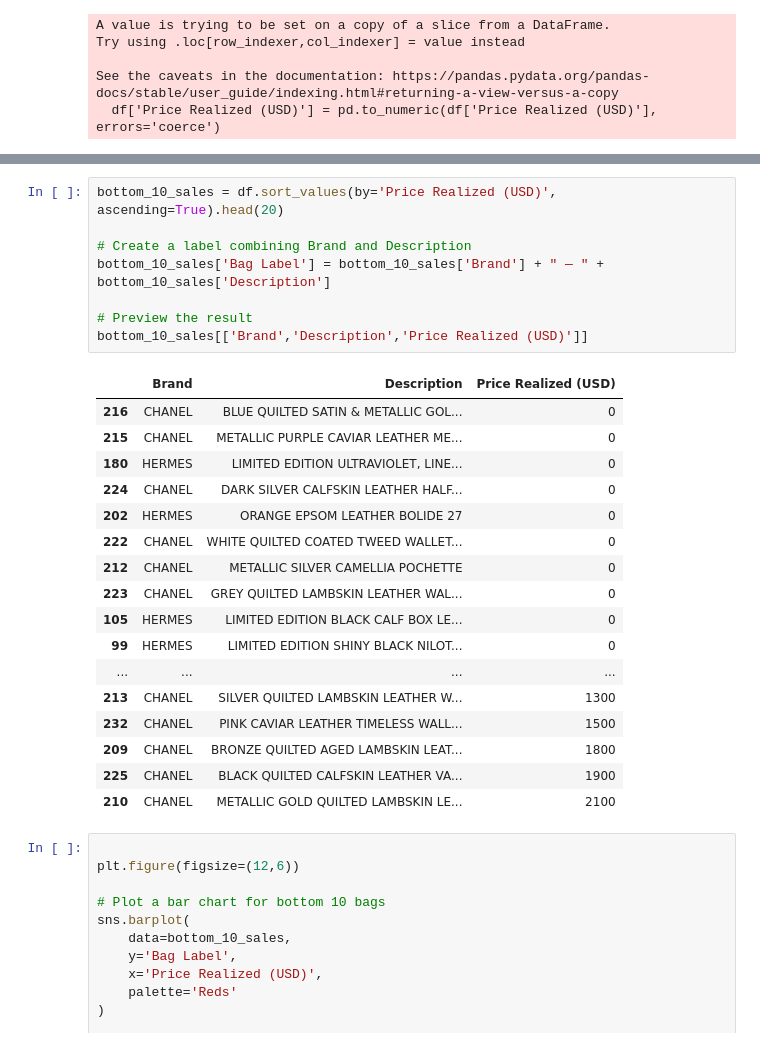
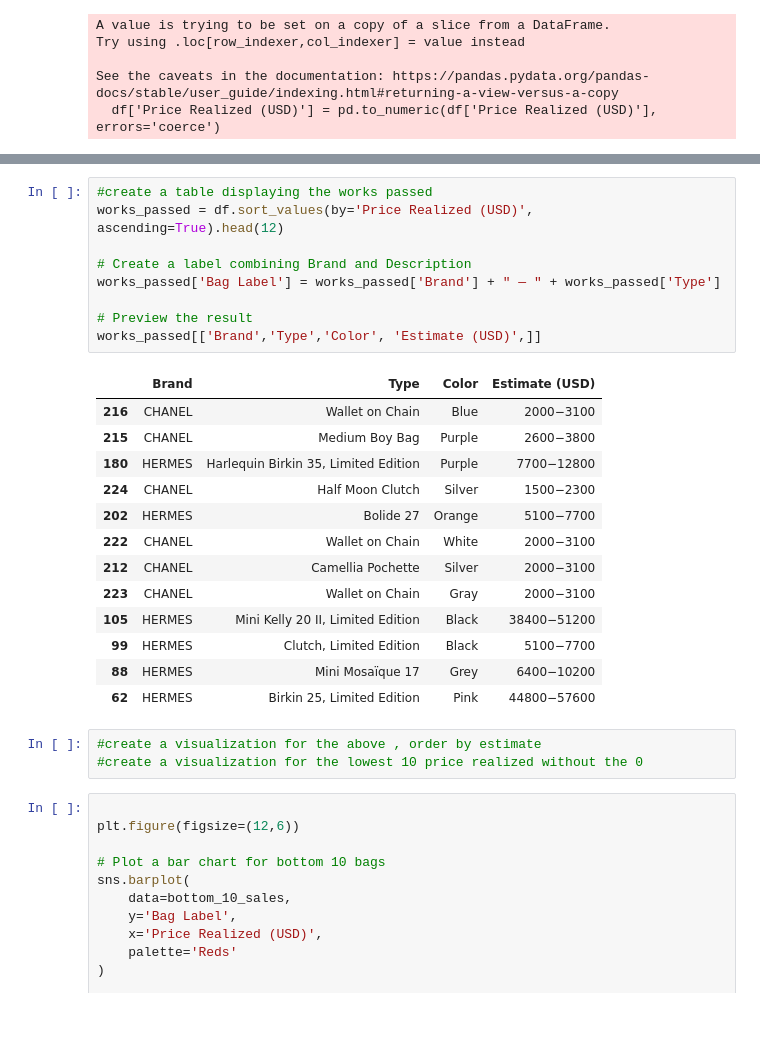
Before and after one commit to PatriciaDaher/Project3-Luxurybags, a Jupyter notebook: LuxuryBags.ipynb, the cells around one changed output, grey strips where cells are left out. Saved outputs shown, nothing was run; the diff lists cells and outputs as text; blank space fills up the shorter version.

Commit message:
added tables to databases and transformed graphs to be extracted from the database

```diff
--- a/LuxuryBags.ipynb
+++ b/LuxuryBags.ipynb
@@ -471,31 +567,31 @@ Passing `palette` without assigning `hue` is deprecated and will be removed in v
   sns.barplot(
 [figure]
 # %%
-bottom_10_sales = df.sort_values(by='Price Realized (USD)', ascending=True).head(20)
+#create a table displaying the works passed
+works_passed = df.sort_values(by='Price Realized (USD)', ascending=True).head(12)
 
 # Create a label combining Brand and Description
-bottom_10_sales['Bag Label'] = bottom_10_sales['Brand'] + " — " + bottom_10_sales['Description']
+works_passed['Bag Label'] = works_passed['Brand'] + " — " + works_passed['Type']
 
 # Preview the result
-bottom_10_sales[['Brand','Description','Price Realized (USD)']]
+works_passed[['Brand','Type','Color', 'Estimate (USD)',]]
 # %% [output]
-|  | Brand | Description | Price Realized (USD) |
-| 216 | CHANEL | BLUE QUILTED SATIN & METALLIC GOL... | 0 |
-| 215 | CHANEL | METALLIC PURPLE CAVIAR LEATHER ME... | 0 |
-| 180 | HERMES | LIMITED EDITION ULTRAVIOLET, LINE... | 0 |
-| 224 | CHANEL | DARK SILVER CALFSKIN LEATHER HALF... | 0 |
-| 202 | HERMES | ORANGE EPSOM LEATHER BOLIDE 27 | 0 |
-| 222 | CHANEL | WHITE QUILTED COATED TWEED WALLET... | 0 |
-| 212 | CHANEL | METALLIC SILVER CAMELLIA POCHETTE | 0 |
-| 223 | CHANEL | GREY QUILTED LAMBSKIN LEATHER WAL... | 0 |
-| 105 | HERMES | LIMITED EDITION BLACK CALF BOX LE... | 0 |
-| 99 | HERMES | LIMITED EDITION SHINY BLACK NILOT... | 0 |
-| ... | ... | ... | ... |
-| 213 | CHANEL | SILVER QUILTED LAMBSKIN LEATHER W... | 1300 |
-| 232 | CHANEL | PINK CAVIAR LEATHER TIMELESS WALL... | 1500 |
-| 209 | CHANEL | BRONZE QUILTED AGED LAMBSKIN LEAT... | 1800 |
-| 225 | CHANEL | BLACK QUILTED CALFSKIN LEATHER VA... | 1900 |
-| 210 | CHANEL | METALLIC GOLD QUILTED LAMBSKIN LE... | 2100 |
+|  | Brand | Type | Color | Estimate (USD) |
+| 216 | CHANEL | Wallet on Chain | Blue | 2000−3100 |
+| 215 | CHANEL | Medium Boy Bag | Purple | 2600−3800 |
+| 180 | HERMES | Harlequin Birkin 35, Limited Edition | Purple | 7700−12800 |
+| 224 | CHANEL | Half Moon Clutch | Silver | 1500−2300 |
+| 202 | HERMES | Bolide 27 | Orange | 5100−7700 |
+| 222 | CHANEL | Wallet on Chain | White | 2000−3100 |
+| 212 | CHANEL | Camellia Pochette | Silver | 2000−3100 |
+| 223 | CHANEL | Wallet on Chain | Gray | 2000−3100 |
+| 105 | HERMES | Mini Kelly 20 II, Limited Edition | Black | 38400−51200 |
+| 99 | HERMES | Clutch, Limited Edition | Black | 5100−7700 |
+| 88 | HERMES | Mini Mosaïque 17 | Grey | 6400−10200 |
+| 62 | HERMES | Birkin 25, Limited Edition | Pink | 44800−57600 |
+# %%
+#create a visualization for the above , order by estimate
+#create a visualization for the lowest 10 price realized without the 0
 # %%
 
 plt.figure(figsize=(12,6))
```
Also changed, not shown: parts of 30 cells of this notebook, 4 other files.
